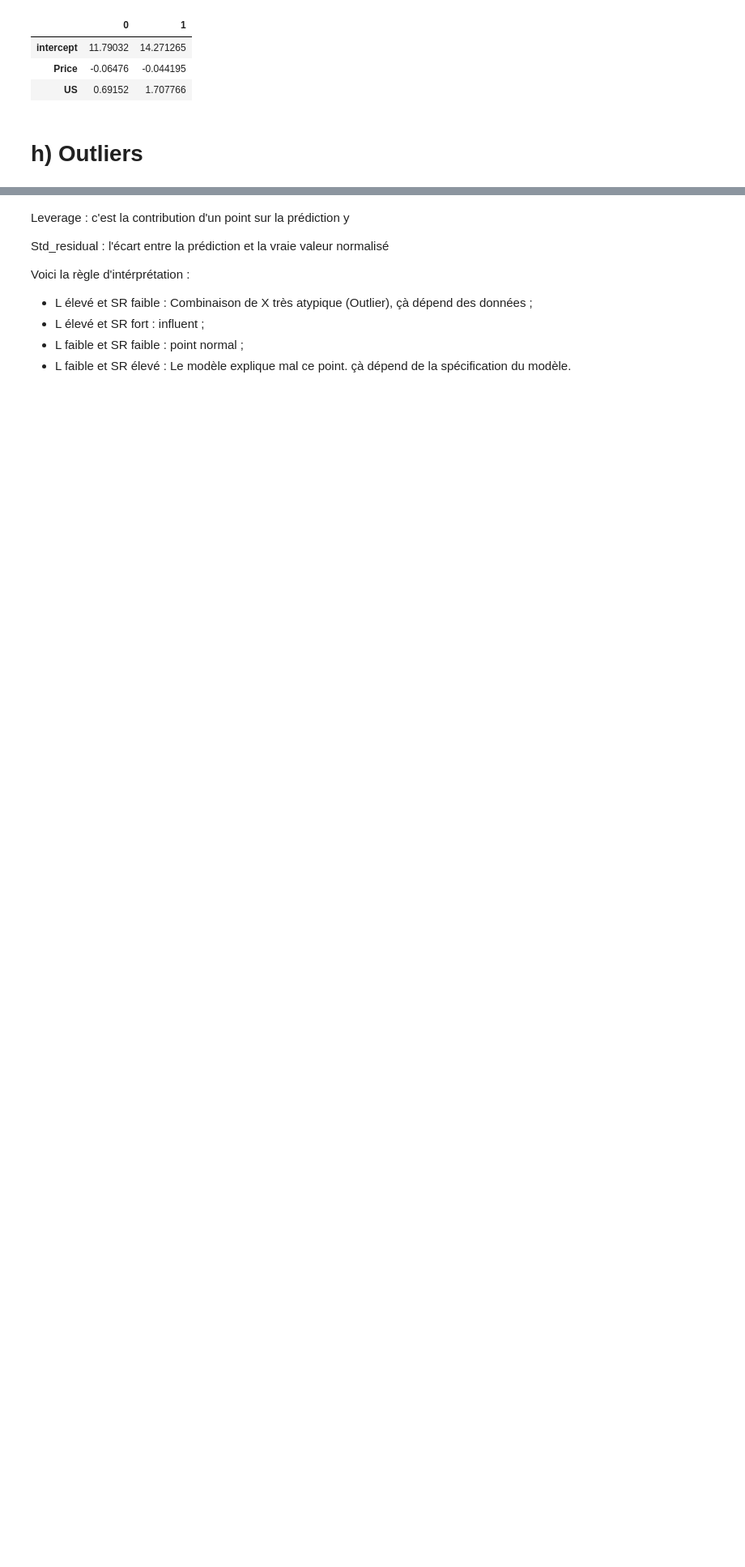
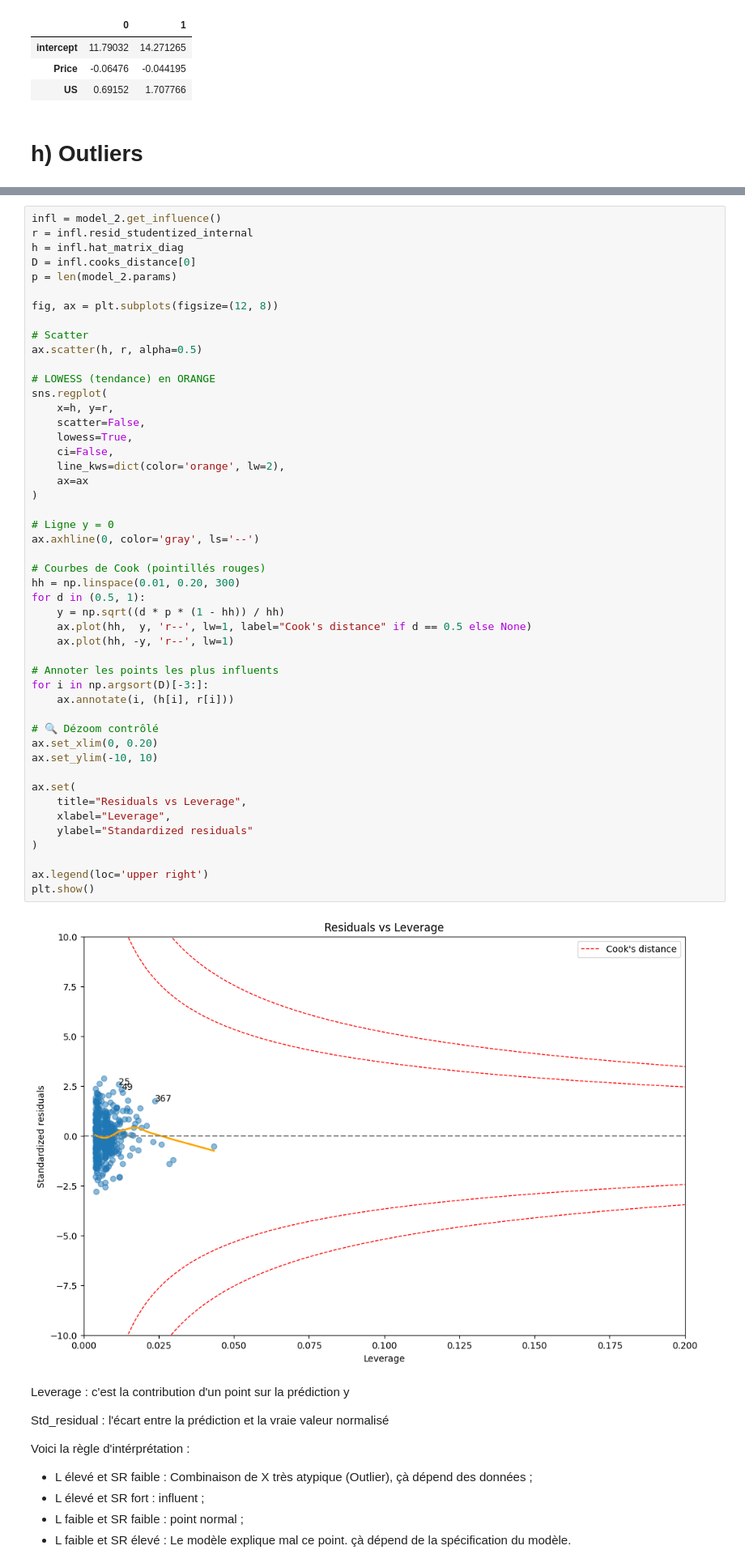
Before and after one commit to MitaDataAI/Statistical-learning, a Jupyter notebook: 3.7.10.Carseats.ipynb, the cells around one changed output, grey strips where cells are left out. Shown at 81% size. Saved outputs shown, nothing was run; the diff lists cells and outputs as text; blank space fills up the shorter version.

```diff
--- a/3.7.10.Carseats.ipynb
+++ b/3.7.10.Carseats.ipynb
@@ -211,3 +196,53 @@ plt.show()
+# %%
+infl = model_2.get_influence()
+r = infl.resid_studentized_internal
+h = infl.hat_matrix_diag
+D = infl.cooks_distance[0]
+p = len(model_2.params)
+
+fig, ax = plt.subplots(figsize=(12, 8))
+
+# Scatter
+ax.scatter(h, r, alpha=0.5)
+
+# LOWESS (tendance) en ORANGE
+sns.regplot(
+    x=h, y=r,
+    scatter=False,
+    lowess=True,
+    ci=False,
+    line_kws=dict(color='orange', lw=2),
+    ax=ax
+)
+
+# Ligne y = 0
+ax.axhline(0, color='gray', ls='--')
+
+# Courbes de Cook (pointillés rouges)
+hh = np.linspace(0.01, 0.20, 300)
+for d in (0.5, 1):
+    y = np.sqrt((d * p * (1 - hh)) / hh)
+    ax.plot(hh,  y, 'r--', lw=1, label="Cook's distance" if d == 0.5 else None)
+    ax.plot(hh, -y, 'r--', lw=1)
+
+# Annoter les points les plus influents
+for i in np.argsort(D)[-3:]:
+    ax.annotate(i, (h[i], r[i]))
+
+# 🔍 Dézoom contrôlé
+ax.set_xlim(0, 0.20)
+ax.set_ylim(-10, 10)
+
+ax.set(
+    title="Residuals vs Leverage",
+    xlabel="Leverage",
+    ylabel="Standardized residuals"
+)
+
+ax.legend(loc='upper right')
+plt.show()
+# %% [output]
+[figure, added]
 # %% [markdown]
 Leverage : c'est la contribution d'un point sur la prédiction y
 
```
Also changed, not shown: parts of 19 cells of this notebook, 2 other files.
